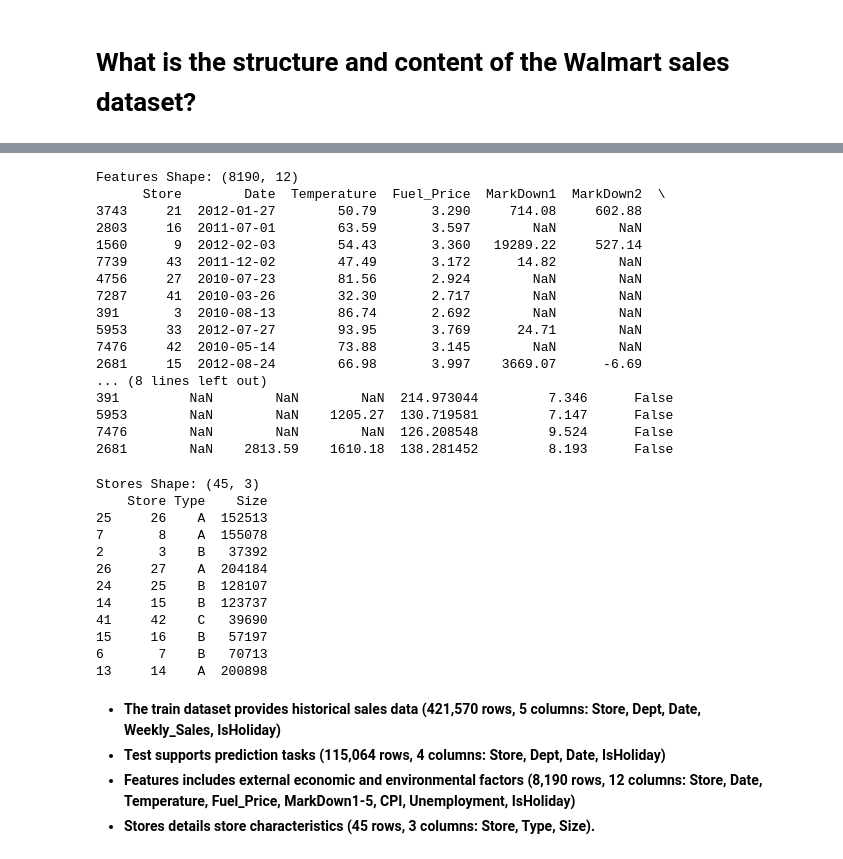
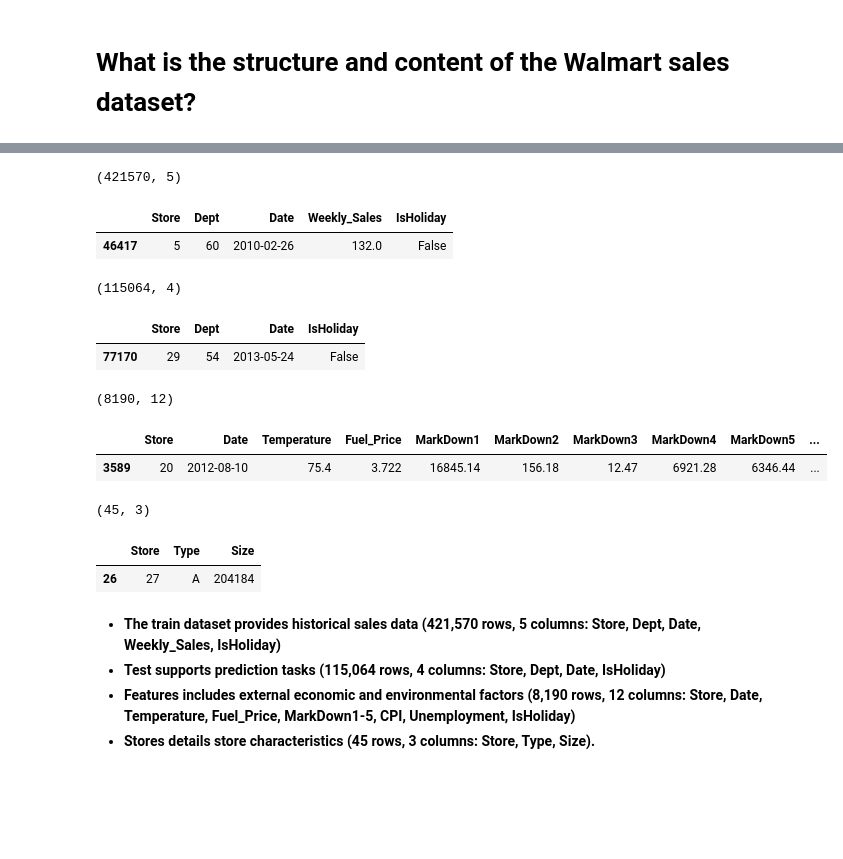
Before and after one commit to zephyrroche/Walmart-Data-Analysis, a Jupyter notebook: Walmart_Data_Analysis.ipynb, the cells around one changed output, grey strips where cells are left out. Saved outputs shown, nothing was run; the diff lists cells and outputs as text; code cells hidden in the pictures; blank space fills up the shorter version.

```diff
--- a/Walmart_Data_Analysis.ipynb
+++ b/Walmart_Data_Analysis.ipynb
@@ -81,40 +39,39 @@ Test Shape: (115064, 4)
-# %%
-print("Features Shape:", features.shape)
-print(features.sample(10))
-# %% [output]
-Features Shape: (8190, 12)
-      Store        Date  Temperature  Fuel_Price  MarkDown1  MarkDown2  \
-3743     21  2012-01-27        50.79       3.290     714.08     602.88
-2803     16  2011-07-01        63.59       3.597        NaN        NaN
-1560      9  2012-02-03        54.43       3.360   19289.22     527.14
-7739     43  2011-12-02        47.49       3.172      14.82        NaN
-4756     27  2010-07-23        81.56       2.924        NaN        NaN
-7287     41  2010-03-26        32.30       2.717        NaN        NaN
-391       3  2010-08-13        86.74       2.692        NaN        NaN
-5953     33  2012-07-27        93.95       3.769      24.71        NaN
-7476     42  2010-05-14        73.88       3.145        NaN        NaN
-2681     15  2012-08-24        66.98       3.997    3669.07      -6.69
-... (8 lines left out)
-391         NaN        NaN        NaN  214.973044         7.346      False
-5953        NaN        NaN    1205.27  130.719581         7.147      False
-7476        NaN        NaN        NaN  126.208548         9.524      False
-2681        NaN    2813.59    1610.18  138.281452         8.193      False
-# %%
-print("Stores Shape:", stores.shape)
-print(stores.sample(10))
-# %% [output]
-Stores Shape: (45, 3)
-    Store Type    Size
-25     26    A  152513
-7       8    A  155078
-2       3    B   37392
-26     27    A  204184
-24     25    B  128107
-14     15    B  123737
-41     42    C   39690
-15     16    B   57197
-6       7    B   70713
-13     14    A  200898
+# %%
+train.shape
+# %% [output]
+(421570, 5)
+# %%
+train.sample()
+# %% [output]
+|  | Store | Dept | Date | Weekly_Sales | IsHoliday |
+| 46417 | 5 | 60 | 2010-02-26 | 132.0 | False |
+# %%
+test.shape
+# %% [output]
+(115064, 4)
+# %%
+test.sample()
+# %% [output]
+|  | Store | Dept | Date | IsHoliday |
+| 77170 | 29 | 54 | 2013-05-24 | False |
+# %%
+features.shape
+# %% [output]
+(8190, 12)
+# %%
+features.sample()
+# %% [output]
+|  | Store | Date | Temperature | Fuel_Price | MarkDown1 | MarkDown2 | MarkDown3 | MarkDown4 | MarkDown5 | ... |
+| 3589 | 20 | 2012-08-10 | 75.4 | 3.722 | 16845.14 | 156.18 | 12.47 | 6921.28 | 6346.44 | ... |
+# %%
+stores.shape
+# %% [output]
+(45, 3)
+# %%
+stores.sample()
+# %% [output]
+|  | Store | Type | Size |
+| 26 | 27 | A | 204184 |
 # %% [markdown]
 - **The train dataset provides historical sales data (421,570 rows, 5 columns: Store, Dept, Date, Weekly_Sales, IsHoliday)**
 - **Test supports prediction tasks (115,064 rows, 4 columns: Store, Dept, Date, IsHoliday)**
```
Also changed, not shown: parts of 23 cells of this notebook.
